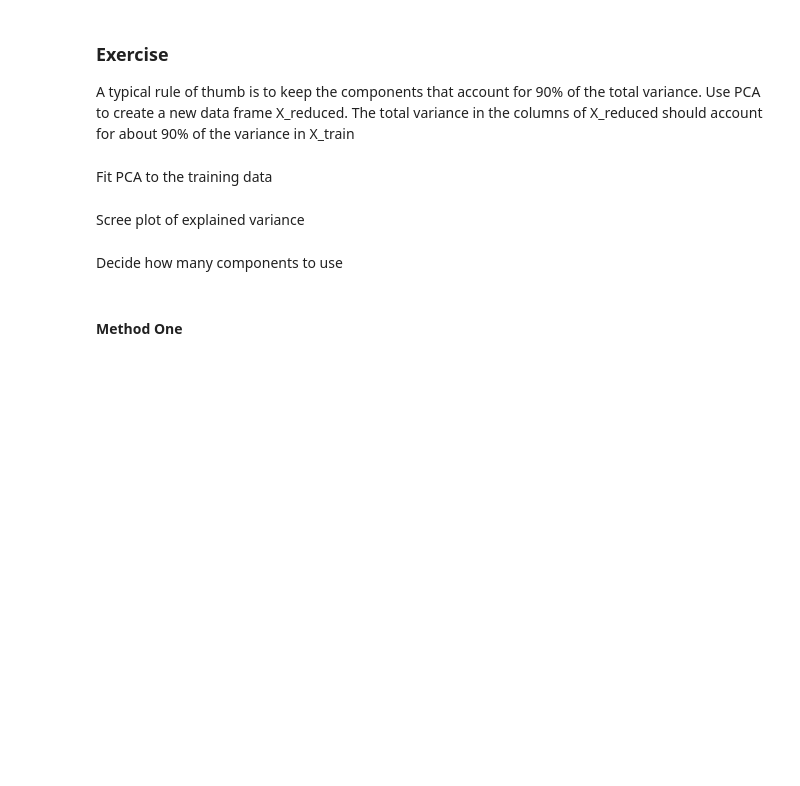
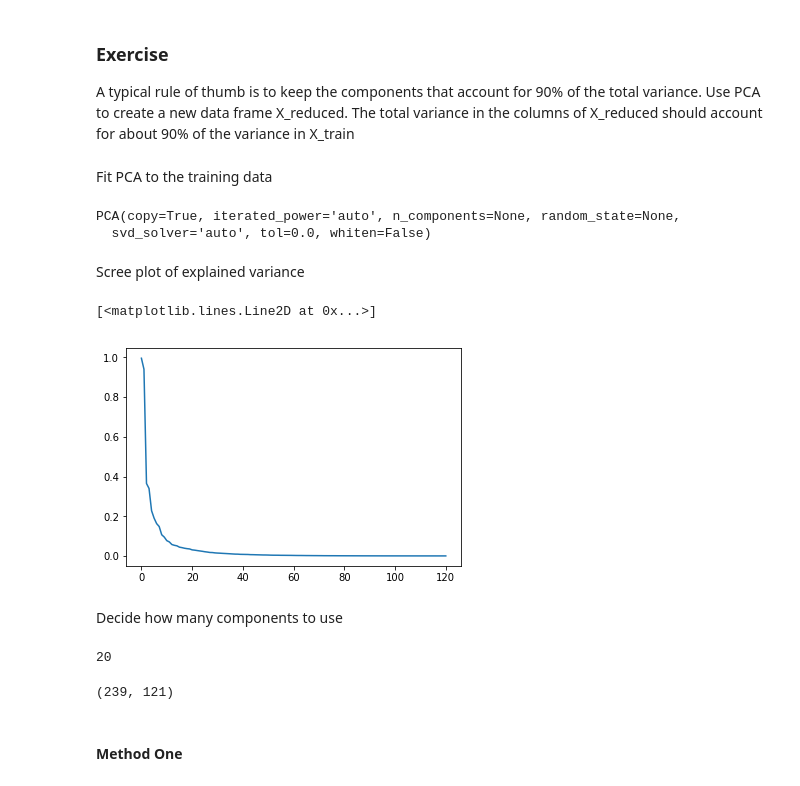
Before and after one commit to nwchen24/Machine_learning_coursework, a Jupyter notebook: Week11/pca.ipynb, the cells around one changed output. Drawn from its saved outputs; the diff is of its cells as text; code cells hidden in the pictures; blank space fills up the shorter version.

```diff
--- a/Week11/pca.ipynb
+++ b/Week11/pca.ipynb
@@ -133,10 +133,29 @@ np.sum(pca.explained_variance_)
 A typical rule of thumb is to keep the components that account for 90% of the total variance. Use PCA to create a new data frame X_reduced. The total variance in the columns of X_reduced should account for about 90% of the variance in X_train
 # %% [markdown]
 Fit PCA to the training data
+# %%
+pca = PCA()
+pca.fit(X_train)
+# %% [output]
+PCA(copy=True, iterated_power='auto', n_components=None, random_state=None,
+  svd_solver='auto', tol=0.0, whiten=False)
 # %% [markdown]
 Scree plot of explained variance
+# %%
+plt.plot(pca.explained_variance_)
+# %% [output]
+[<matplotlib.lines.Line2D at 0x...>]
+[figure, added]
 # %% [markdown]
 Decide how many components to use
+# %%
+np.sum(np.cumsum(pca.explained_variance_ratio_) < .9)
+# %% [output]
+20
+# %%
+X_train.shape
+# %% [output]
+(239, 121)
 # %% [markdown]
 #### Method One
 # %% [markdown]
```
Also changed, not shown: parts of 14 cells of this notebook.
